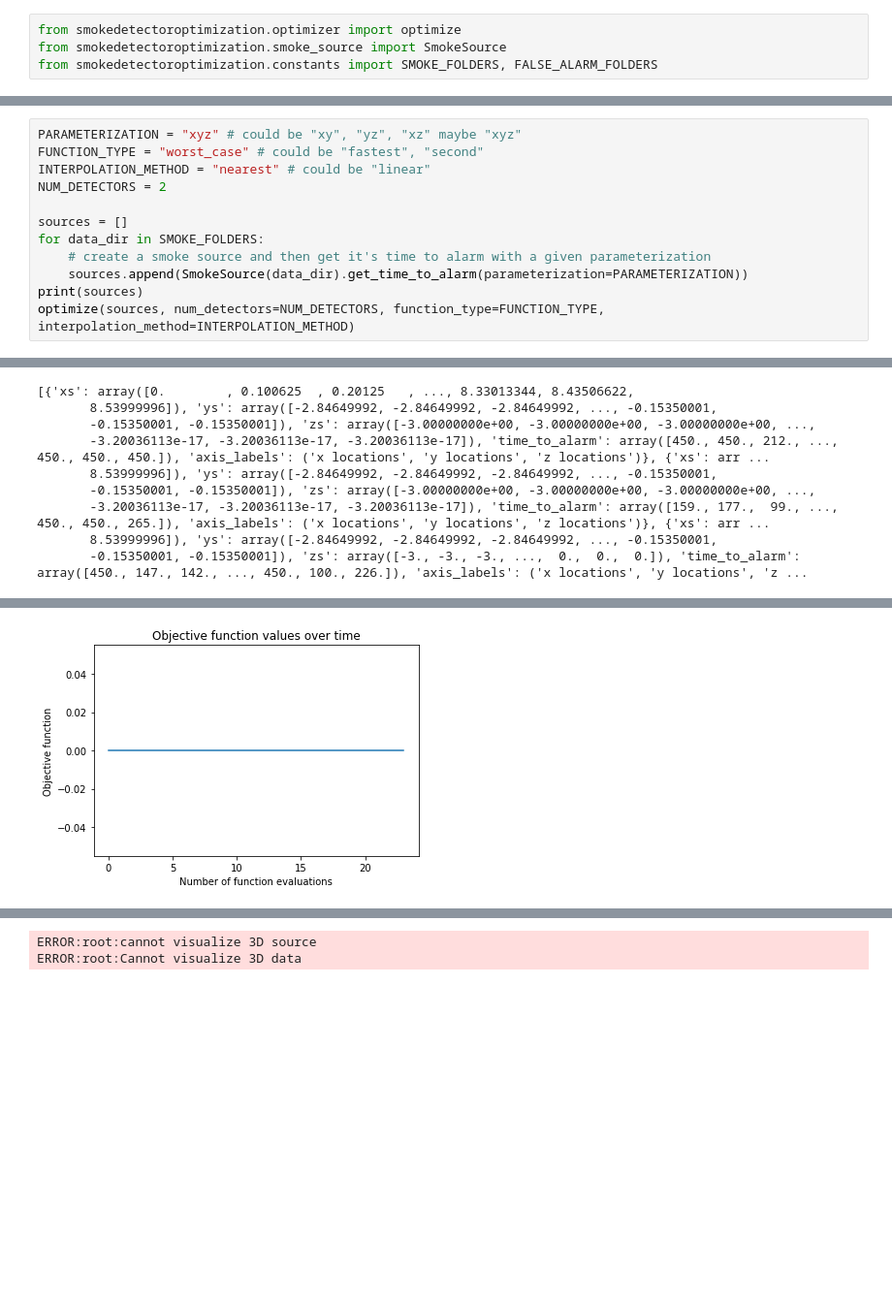
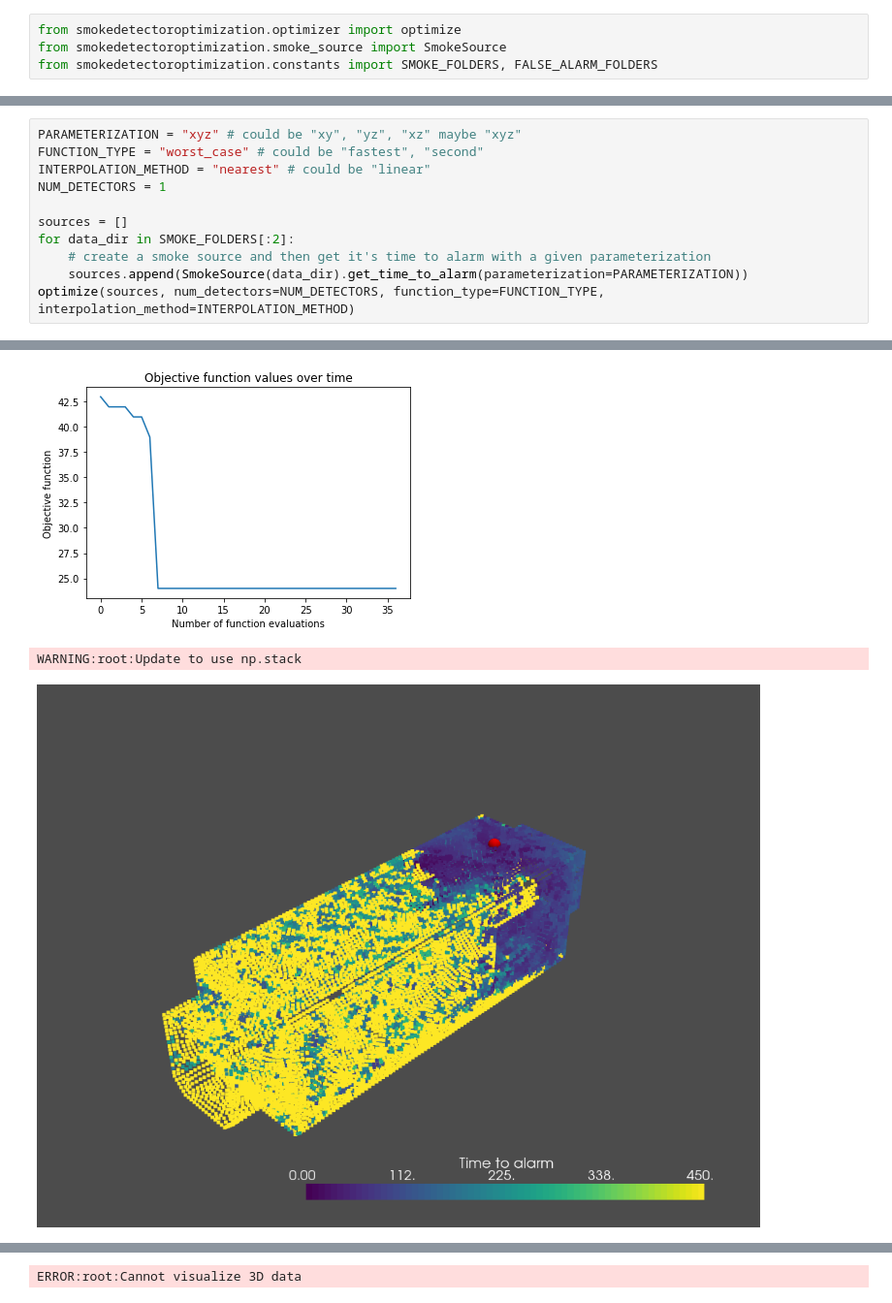
Before and after one commit to russelldj/SmokeDetectorOptimization, a Jupyter notebook: SimpleOptimization.ipynb, the cells around one changed output, grey strips where cells are left out. Shown at 97% size. Cells and saved outputs as stored; diff of their text form; blank space fills up the shorter version.

```diff
--- a/SimpleOptimization.ipynb
+++ b/SimpleOptimization.ipynb
@@ -35,13 +32,12 @@ WARNING:root:Begining to visualize slices. May take a while
 PARAMETERIZATION = "xyz" # could be "xy", "yz", "xz" maybe "xyz"
 FUNCTION_TYPE = "worst_case" # could be "fastest", "second"
 INTERPOLATION_METHOD = "nearest" # could be "linear"
-NUM_DETECTORS = 2
+NUM_DETECTORS = 1
 
 sources = []
-for data_dir in SMOKE_FOLDERS:
+for data_dir in SMOKE_FOLDERS[:2]:
     # create a smoke source and then get it's time to alarm with a given parameterization
     sources.append(SmokeSource(data_dir).get_time_to_alarm(parameterization=PARAMETERIZATION))
-print(sources)
 optimize(sources, num_detectors=NUM_DETECTORS, function_type=FUNCTION_TYPE, interpolation_method=INTERPOLATION_METHOD)
 # %% [output]
 WARNING:root:Beginning to load data/first_computer_full3D
@@ -60,9 +53,3 @@ WARNING:root:About to call scipy for optimzation
+[figure, new version]
-[{'xs': array([0.        , 0.100625  , 0.20125   , ..., 8.33013344, 8.43506622,
-       8.53999996]), 'ys': array([-2.84649992, -2.84649992, -2.84649992, ..., -0.15350001,
-       -0.15350001, -0.15350001]), 'zs': array([-3.00000000e+00, -3.00000000e+00, -3.00000000e+00, ...,
-       -3.20036113e-17, -3.20036113e-17, -3.20036113e-17]), 'time_to_alarm': array([450., 450., 212., ..., 450., 450., 450.]), 'axis_labels': ('x locations', 'y locations', 'z locations')}, {'xs': arr ...
-       8.53999996]), 'ys': array([-2.84649992, -2.84649992, -2.84649992, ..., -0.15350001,
-       -0.15350001, -0.15350001]), 'zs': array([-3.00000000e+00, -3.00000000e+00, -3.00000000e+00, ...,
-       -3.20036113e-17, -3.20036113e-17, -3.20036113e-17]), 'time_to_alarm': array([159., 177.,  99., ..., 450., 450., 265.]), 'axis_labels': ('x locations', 'y locations', 'z locations')}, {'xs': arr ...
-       8.53999996]), 'ys': array([-2.84649992, -2.84649992, -2.84649992, ..., -0.15350001,
-       -0.15350001, -0.15350001]), 'zs': array([-3., -3., -3., ...,  0.,  0.,  0.]), 'time_to_alarm': array([450., 147., 142., ..., 450., 100., 226.]), 'axis_labels': ('x locations', 'y locations', 'z ...
+WARNING:root:Update to use np.stack
+[figure, added]
@@ -72 +56,0 @@ WARNING:root:Done computing values for plotting
-[figure, old version]
@@ -73,2 +58 @@ WARNING:root:Done computing values for plotting
-ERROR:root:cannot visualize 3D source
 ERROR:root:Cannot visualize 3D data
```
Also changed, not shown: parts of 2 cells of this notebook.
